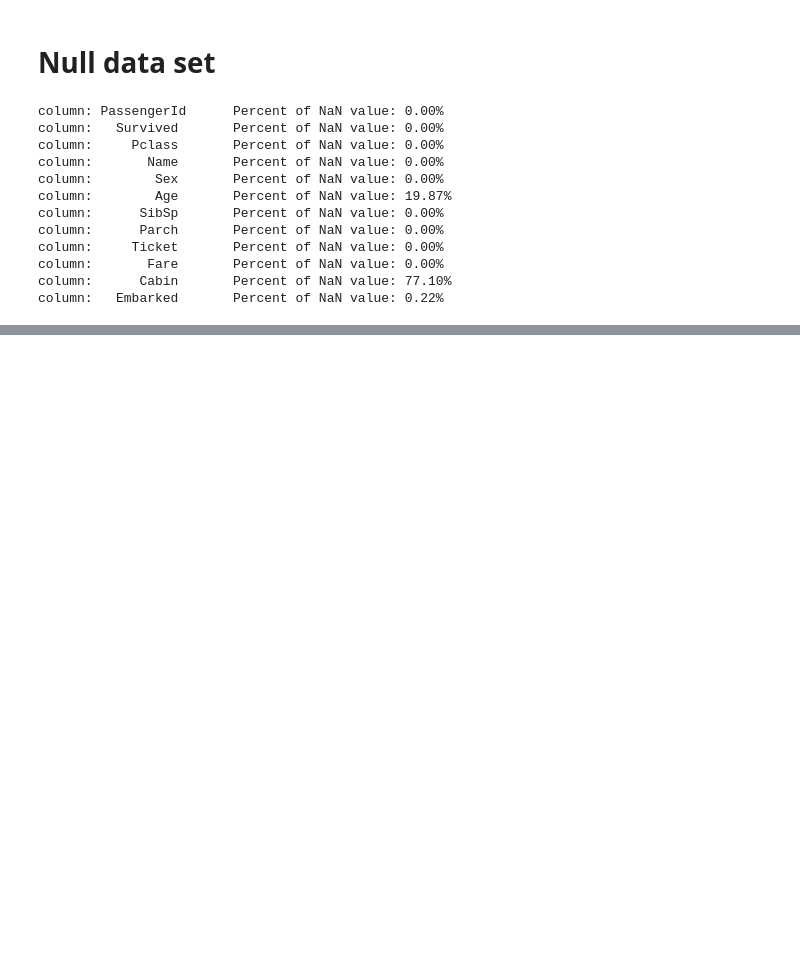
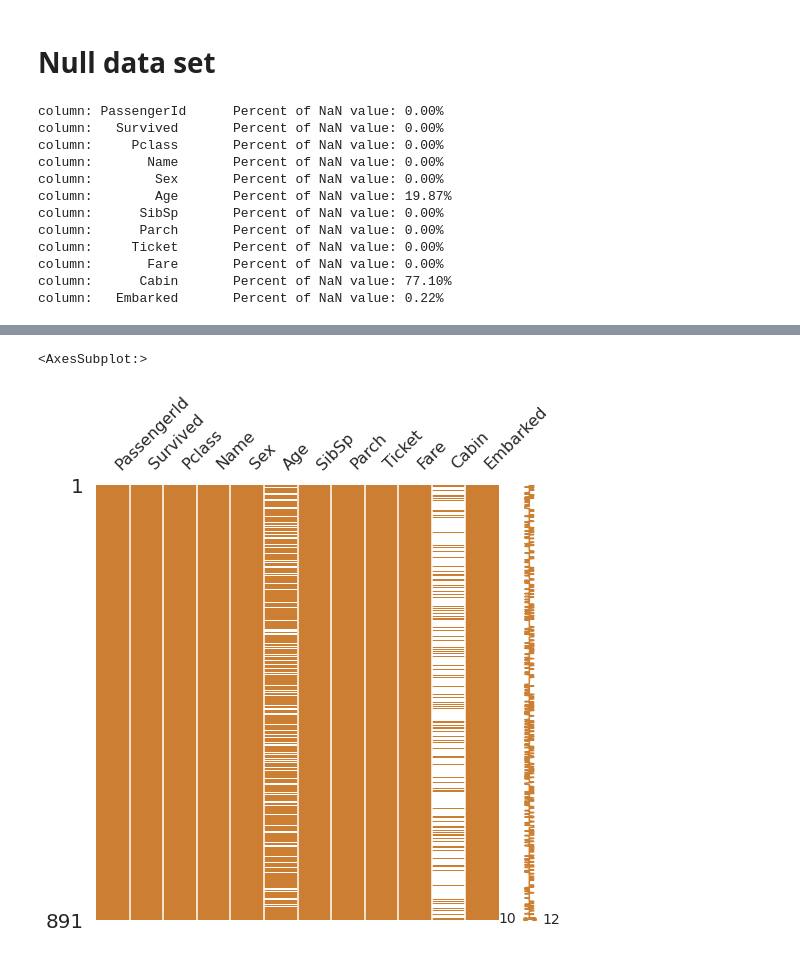
Before and after one commit to nayoung0306/kaggle_study, a Jupyter notebook: exploratory-data-0524.ipynb, the cells around one changed output, grey strips where cells are left out. Saved outputs shown, nothing was run; the diff lists cells and outputs as text; code cells hidden in the pictures; blank space fills up the shorter version.

```diff
--- a/exploratory-data-0524.ipynb
+++ b/exploratory-data-0524.ipynb
@@ -70,0 +87,5 @@ column:   Embarked       Percent of NaN value: 0.22%
+# %%
+msno.matrix(df=df_train.iloc[:, :], figsize=(8, 8), color=(0.8, 0.5, 0.2))
+# %% [output]
+<AxesSubplot:>
+[figure, added]
```
Also changed, not shown: parts of 1 cell of this notebook.
